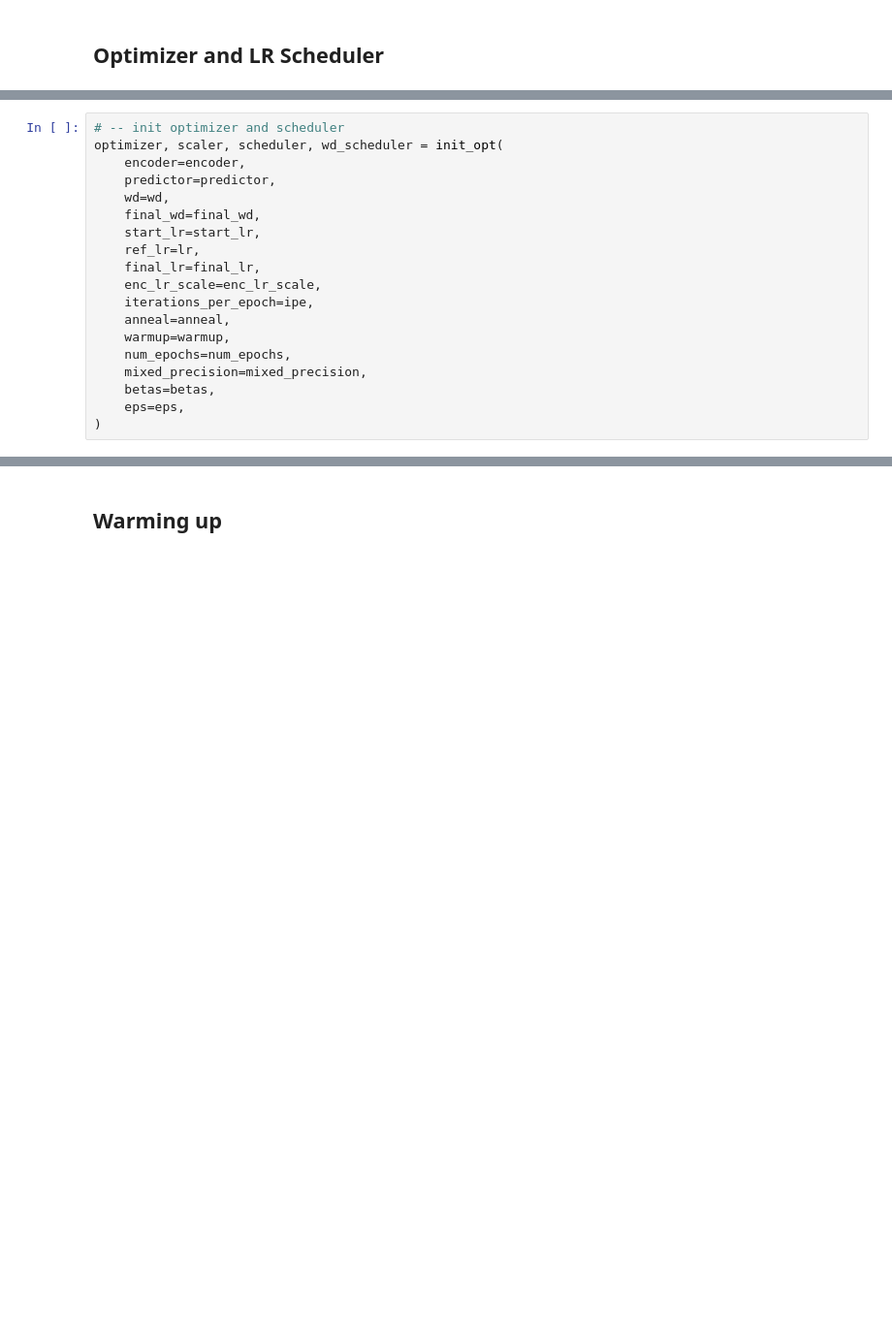
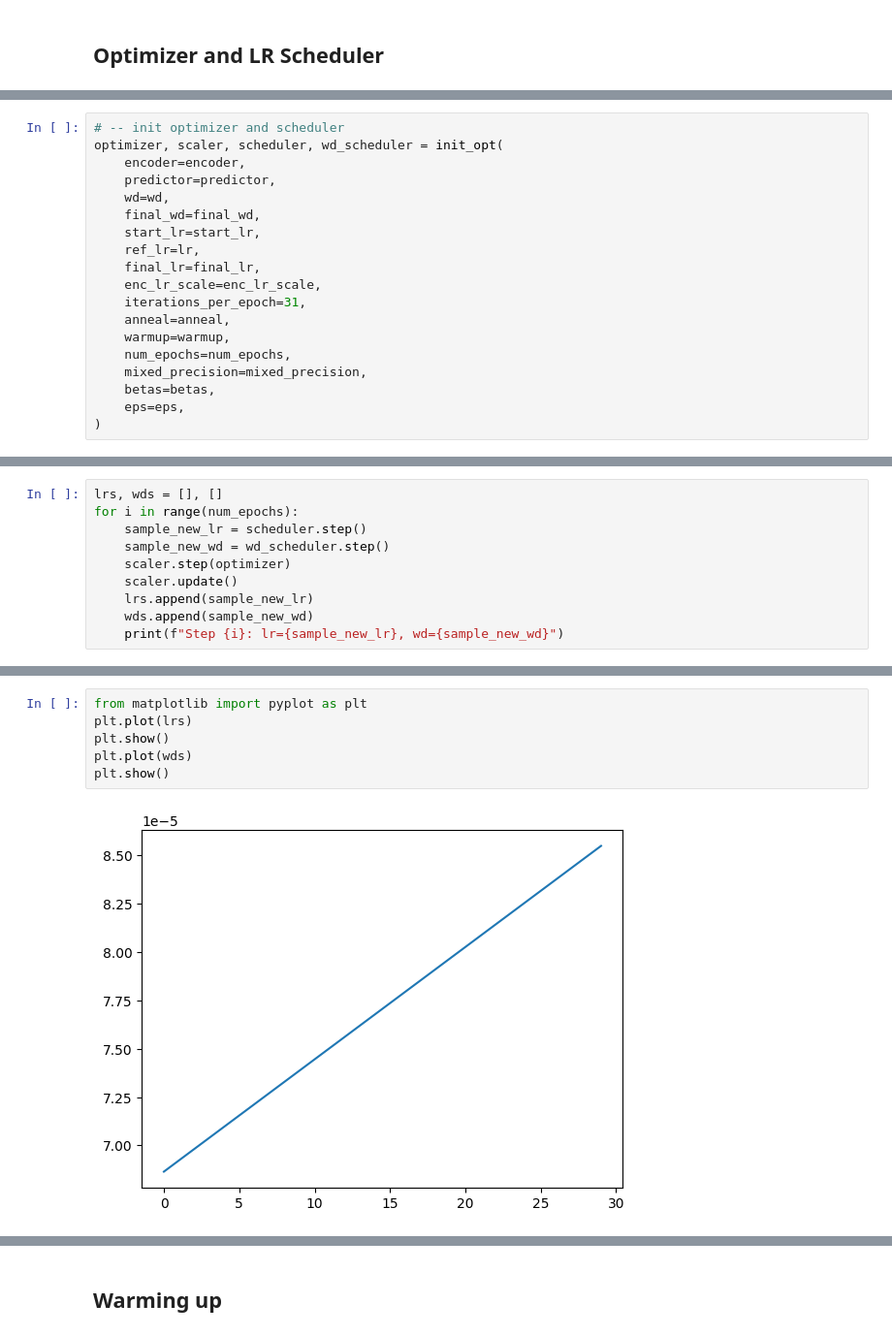
Before and after one commit to DEBASMITROY2002/vjepa2-low-config, a Jupyter notebook: train-droid.ipynb, the cells around one changed output, grey strips where cells are left out. Shown at 97% size. Drawn from its saved outputs; the diff is of its cells as text; blank space fills up the shorter version.

Commit message:
optimizer fix

```diff
--- a/train-droid.ipynb
+++ b/train-droid.ipynb
@@ -400,7 +407,7 @@ optimizer, scaler, scheduler, wd_scheduler = init_opt(
     ref_lr=lr,
     final_lr=final_lr,
     enc_lr_scale=enc_lr_scale,
-    iterations_per_epoch=ipe,
+    iterations_per_epoch=31,
     anneal=anneal,
     warmup=warmup,
     num_epochs=num_epochs,
@@ -410,0 +430,10 @@ optimizer, scaler, scheduler, wd_scheduler = init_opt(
+# %%
+lrs, wds = [], []
+for i in range(num_epochs):
+    sample_new_lr = scheduler.step()
+    sample_new_wd = wd_scheduler.step()
+    scaler.step(optimizer)
+    scaler.update()
+    lrs.append(sample_new_lr)
+    wds.append(sample_new_wd)
+    print(f"Step {i}: lr={sample_new_lr}, wd={sample_new_wd}")
@@ -410,0 +458,8 @@ optimizer, scaler, scheduler, wd_scheduler = init_opt(
+# %%
+from matplotlib import pyplot as plt
+plt.plot(lrs)
+plt.show()
+plt.plot(wds)
+plt.show()
+# %% [output]
+[figure, added]
```
Also changed, not shown: parts of 13 cells of this notebook, 3 other files.
